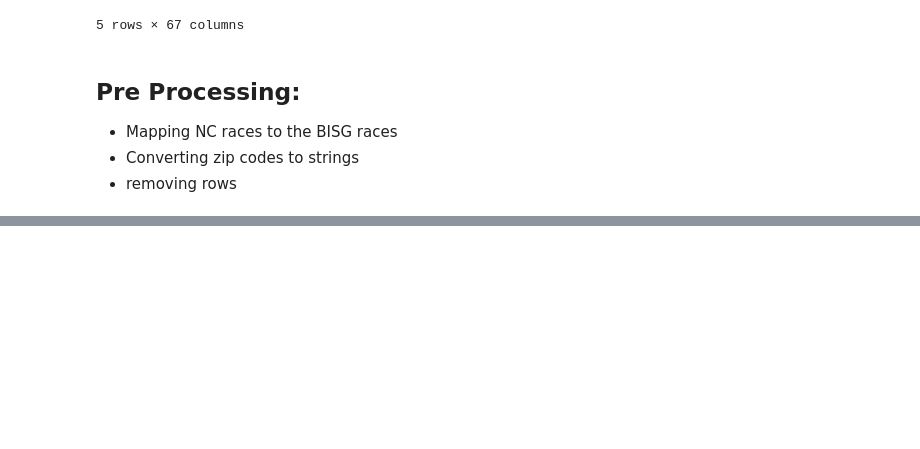
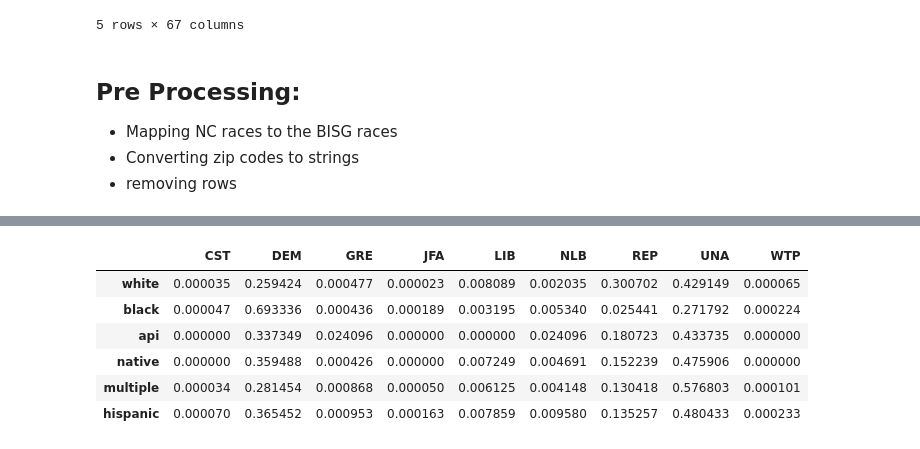
Before and after one commit to saminourji/BISGproject, a Jupyter notebook: src/BISG_North_Carolina_Voter_Registration_Analysis.ipynb, the cells around one changed output, grey strips where cells are left out. Saved outputs shown, nothing was run; the diff lists cells and outputs as text; code cells hidden in the pictures; blank space fills up the shorter version.

```diff
--- a/src/BISG_North_Carolina_Voter_Registration_Analysis.ipynb
+++ b/src/BISG_North_Carolina_Voter_Registration_Analysis.ipynb
@@ -156,6 +126,0 @@ pd.merge(voter_data, sg_results[bisg_race], left_index = True, right_index=True)
-# %%
-race_party_dist = {}
-
-for race in bisg_race:
-    race_dist = np.zeros(6)
-    count = len(voter_data[voter_data["bisg_race"] == race])
@@ -171,0 +143,25 @@ for race in bisg_race:
+# %%
+# Number of members of each race group
+race_count = {}
+for race in bisg_race:
+    race_count[race] = len(merged_voter_data[merged_voter_data["bisg_race"] == race])
+
+
+# Computes the true racial composition of each party
+actual_party_racial_comp = {}
+for party in voter_parties:
+    race_dist = np.zeros(6)
+    for i, race in enumerate(bisg_race):
+        race_dist[i] = len(merged_voter_data.loc[(merged_voter_data["party_cd"] == party) & (merged_voter_data["bisg_race"] == race)])/ race_count[race]
+    actual_party_racial_comp[party] = race_dist
+
+actual_racial_comp = pd.DataFrame(actual_party_racial_comp, index=bisg_race)
+actual_racial_comp
+# %% [output]
+|  | CST | DEM | GRE | JFA | LIB | NLB | REP | UNA | WTP |
+| white | 0.000035 | 0.259424 | 0.000477 | 0.000023 | 0.008089 | 0.002035 | 0.300702 | 0.429149 | 0.000065 |
+| black | 0.000047 | 0.693336 | 0.000436 | 0.000189 | 0.003195 | 0.005340 | 0.025441 | 0.271792 | 0.000224 |
+| api | 0.000000 | 0.337349 | 0.024096 | 0.000000 | 0.000000 | 0.024096 | 0.180723 | 0.433735 | 0.000000 |
+| native | 0.000000 | 0.359488 | 0.000426 | 0.000000 | 0.007249 | 0.004691 | 0.152239 | 0.475906 | 0.000000 |
+| multiple | 0.000034 | 0.281454 | 0.000868 | 0.000050 | 0.006125 | 0.004148 | 0.130418 | 0.576803 | 0.000101 |
+| hispanic | 0.000070 | 0.365452 | 0.000953 | 0.000163 | 0.007859 | 0.009580 | 0.135257 | 0.480433 | 0.000233 |
```
Also changed, not shown: parts of 14 cells of this notebook, 3 other files.
